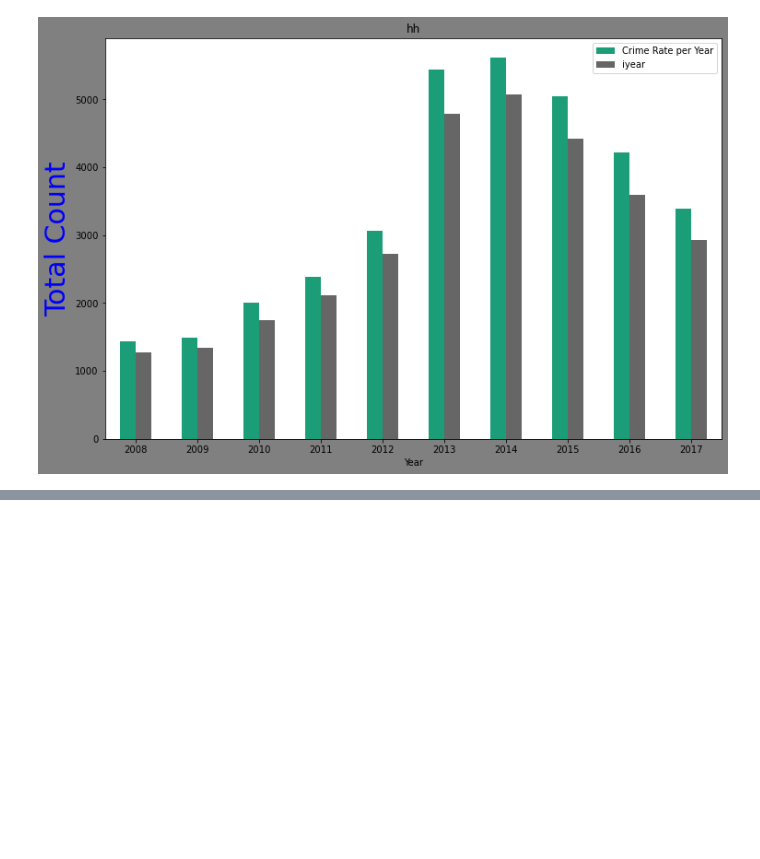
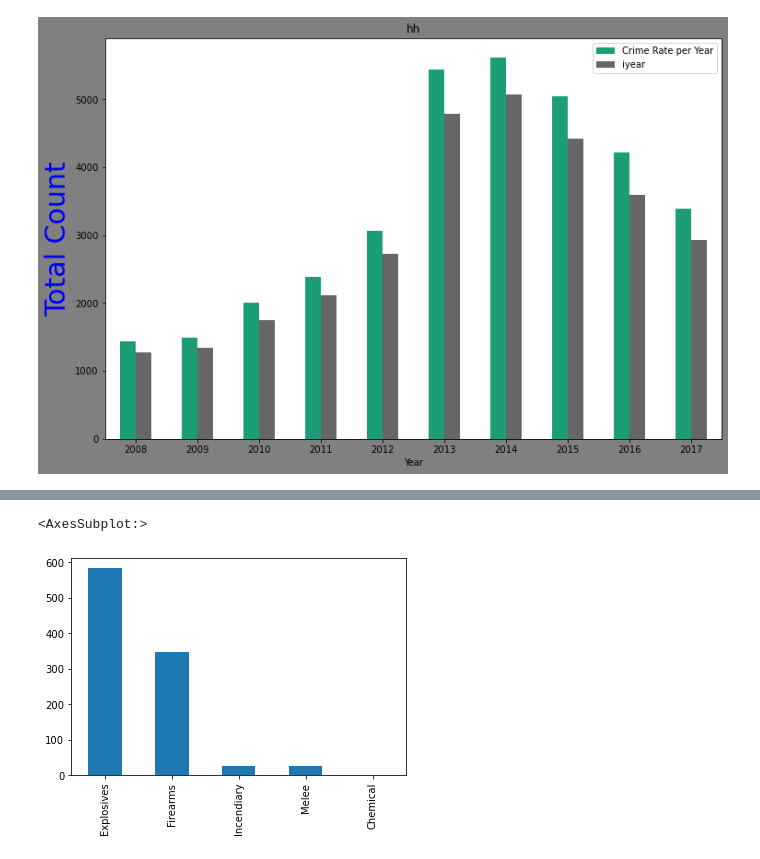
Before and after one commit to FolaDataGuru/Data-Cleaning-And-Exploration-Data-Analysis1-, a Jupyter notebook: Data-Cleaning-And-Exploration-Data-Analysis-.ipynb, the cells around one changed output, grey strips where cells are left out. Drawn from its saved outputs; the diff is of its cells as text; code cells hidden in the pictures; blank space fills up the shorter version.

```diff
--- a/Data-Cleaning-And-Exploration-Data-Analysis-.ipynb
+++ b/Data-Cleaning-And-Exploration-Data-Analysis-.ipynb
@@ -6,7 +6,7 @@ import pandas as pd
 import matplotlib.pyplot as plt
 import seaborn as sns
 # %%
-gt = pd.read_csv("globalterrorismdb_0718dist.csv", encoding = "latin", low_memory = False )
+gt = pd.read_csv("C:/Users/user/Documents/My Project/globalterrorismdb_0718dist.csv", encoding = "latin", low_memory = False )
 # %% [markdown]
 # Data Accessing
 # %%
@@ -277,0 +204,6 @@ Utilized_Weapons.plot(kind= "bar", cmap='Dark2')
+# %%
+z=df[df["country_txt"]=="Nigeria"]["weaptype1_txt"].value_counts().head()
+z.plot(kind="bar")
+# %% [output]
+<AxesSubplot:>
+[figure, added]
```
Also changed, not shown: parts of 25 cells of this notebook.
